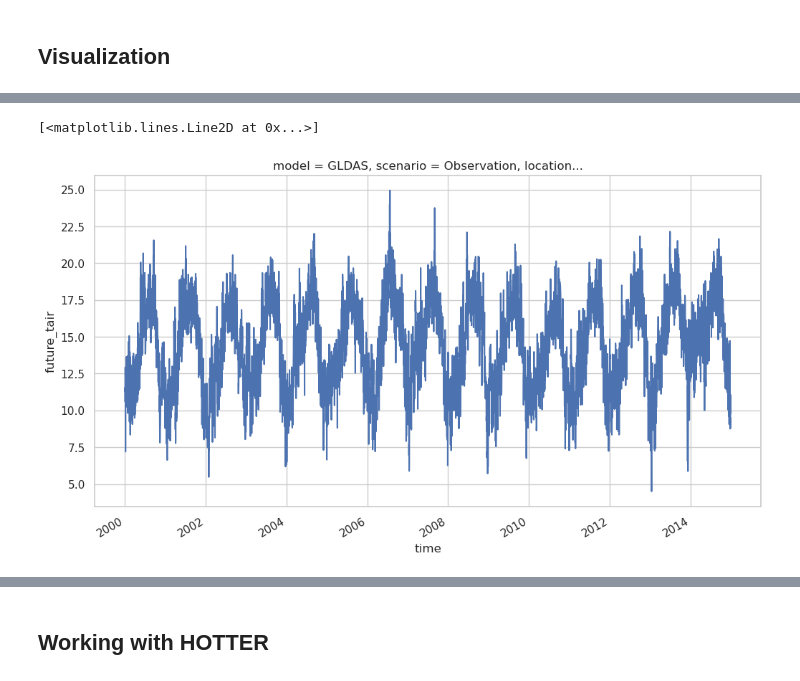
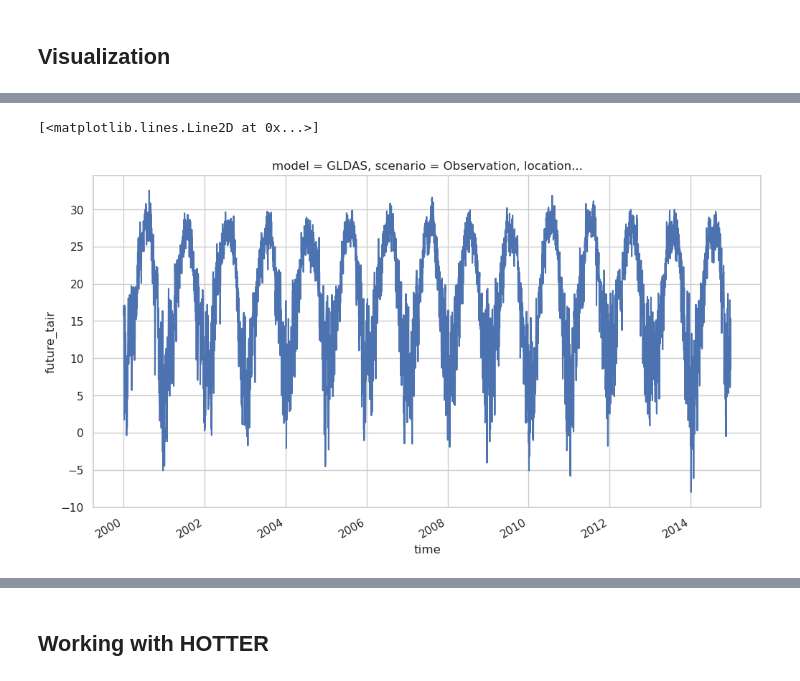
Before and after one commit to ShadmanAmin/CMIP_anomaly_HOTTER, a Jupyter notebook: cmip_classproject.ipynb, the cells around one changed output, grey strips where cells are left out. Cells and saved outputs as stored; diff of their text form; code cells hidden in the pictures.

Commit message:
removed amazon added DeSoto

```diff
--- a/cmip_classproject.ipynb
+++ b/cmip_classproject.ipynb
@@ -347,6 +349,6 @@ anomaly_dict['CanESM5.ssp245']
 3012 rows × 1 columns
 # %%
-amazon_combined_df = pd.DataFrame()
+desoto_combined_df = pd.DataFrame()
 
 # Loop through the dictionary to build the combined DataFrame
 for key, df in anomaly_dict.items():
@@ -356,11 +358,11 @@ for key, df in anomaly_dict.items():
     df['model'] = model
     df['scenario'] = scenario
     df.reset_index(inplace=True)  # Ensure time is a column if not already
-    amazon_combined_df = pd.concat([amazon_combined_df, df], ignore_index=True)
-    amazon_combined_df['time'] = pd.to_datetime(amazon_combined_df['time'])
-    amazon_combined_df['year'] = amazon_combined_df['time'].dt.year
-    amazon_combined_df['month'] = amazon_combined_df['time'].dt.month
+    desoto_combined_df = pd.concat([desoto_combined_df, df], ignore_index=True)
+    desoto_combined_df['time'] = pd.to_datetime(desoto_combined_df['time'])
+    desoto_combined_df['year'] = desoto_combined_df['time'].dt.year
+    desoto_combined_df['month'] = desoto_combined_df['time'].dt.month
 
 
-print(amazon_combined_df)
+print(desoto_combined_df)
 # %% [output]
@@ -492,7 +492,8 @@ PandasIndex
 PandasIndex(Float64Index([24.125, 24.375, 24.625, 24.875, 25.125, 25.375, 25.625, 25.875, 26.125, 26.375, ... 68.625, 68.875, 69.125, 69.375, 69.625, 69.875, 70.125, 70.375, 70.625, 70.875], dtype='fl ...
 Attributes: (0)
 # %%
-loc_dict = {'amazon': {'lat': 25.62, 'lon': -80.75},
+loc_dict = {'desoto': {'lat': 32, 'lon': -89.5},
+            'amazon': {'lat': 25.62, 'lon': -80.75},
             'sb': {'lat': 34.625, 'lon': -120},
             'harvard': {'lat': 42.5, 'lon': -72.2}}
 # %%
@@ -603,13 +604,13 @@ rh_df
 # %%
 rh_df = pd.read_csv('/home/mdshadman_amin/dev/CMIP/mets/rh_df.csv')
 # %%
-base_met_df = pd.read_csv('/home/mdshadman_amin/dev/CMIP/mets/hotter_base_harvard_met_df.csv')
+base_met_df = pd.read_csv('/home/mdshadman_amin/dev/CMIP/mets/hotter_base_desoto_met_df.csv')
 base_met_df['D'] = base_met_df['D'] * 100
 base_met_df['time'] = pd.to_datetime(base_met_df['time'])
 base_met_df = base_met_df.resample('M', on='time').mean()
 base_met_df = base_met_df.reset_index()
 base_met_df['time'] = base_met_df['time'].dt.strftime('%Y-%m')
-anomaly_df = pd.read_csv('/home/mdshadman_amin/dev/CMIP/mets/harvard_anomaly_df.csv')
+anomaly_df = pd.read_csv('/home/mdshadman_amin/dev/CMIP/mets/desoto_anomaly_df.csv')
 anomaly_df['time'] = anomaly_df['time'] = pd.to_datetime(anomaly_df[['year', 'month']].assign(day=1),errors='coerce')
 anomaly_df = anomaly_df.drop(columns=['year','month'])
 anomaly_df['time'] = anomaly_df['time'].dt.strftime('%Y-%m')
@@ -654,7 +655,7 @@ def met_to_vpd(air_temp, rh):
     vpd = (1 - (rh)) * es
     return vpd
 # %%
-location = 'harvard'
+location = 'desoto'
 # Select the appropriate RH column based on the location
 rh_column = f"{location}_rh"
 if rh_column in rh_df.columns:
@@ -763,10 +764,10 @@ Data variables:
 # %%
 combined_ds.loc[dict(model='GLDAS', scenario='Observation')]['D'] *= 100
 # %%
-combined_ds.sel(scenario='Observation',model='GLDAS',location='sb')['future_tair'].plot()
+combined_ds.sel(scenario='Observation',model='GLDAS',location='desoto')['future_tair'].plot()
 # %% [output]
 [<matplotlib.lines.Line2D at 0x...>]
-[figure, old version]
+[figure, new version]
 # %%
 combo = combined_ds.to_dataframe().reset_index()
 # %%
```
Also changed, not shown: parts of 51 cells of this notebook, 20 other files.
